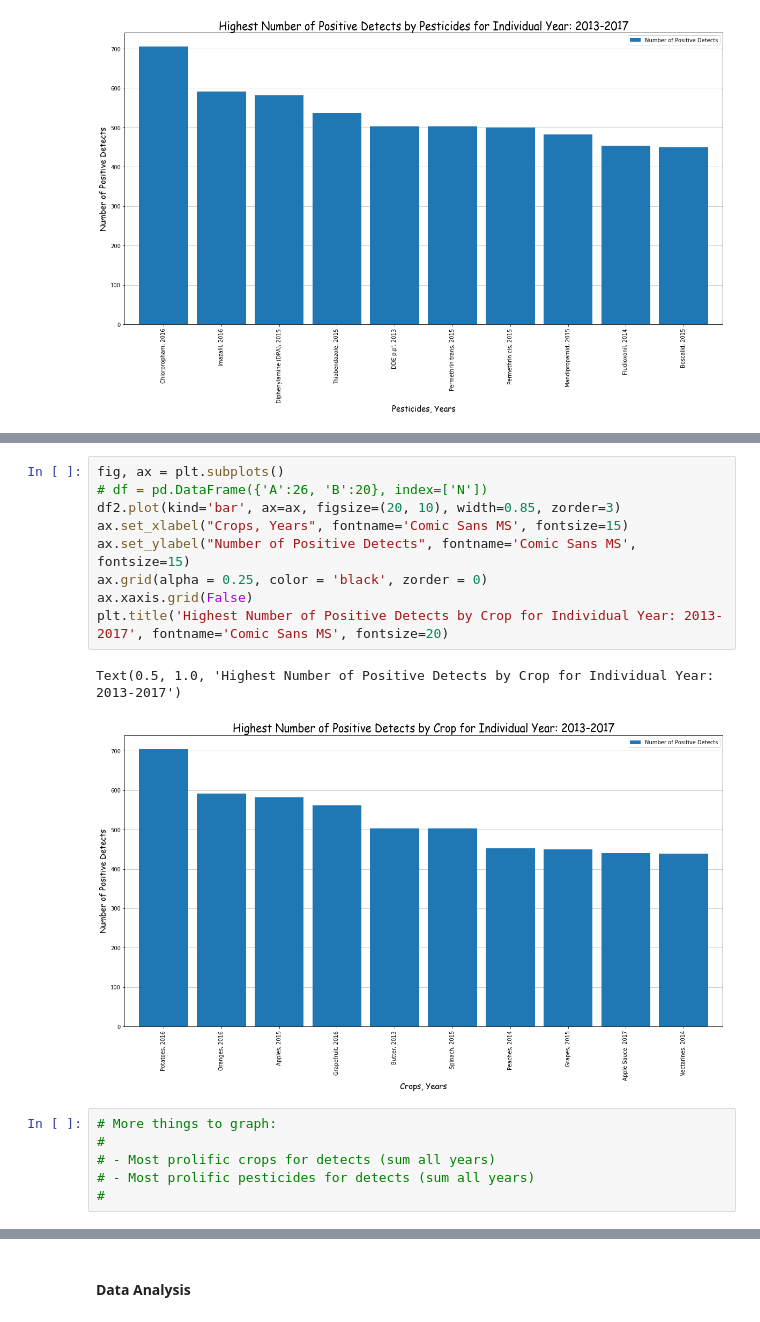
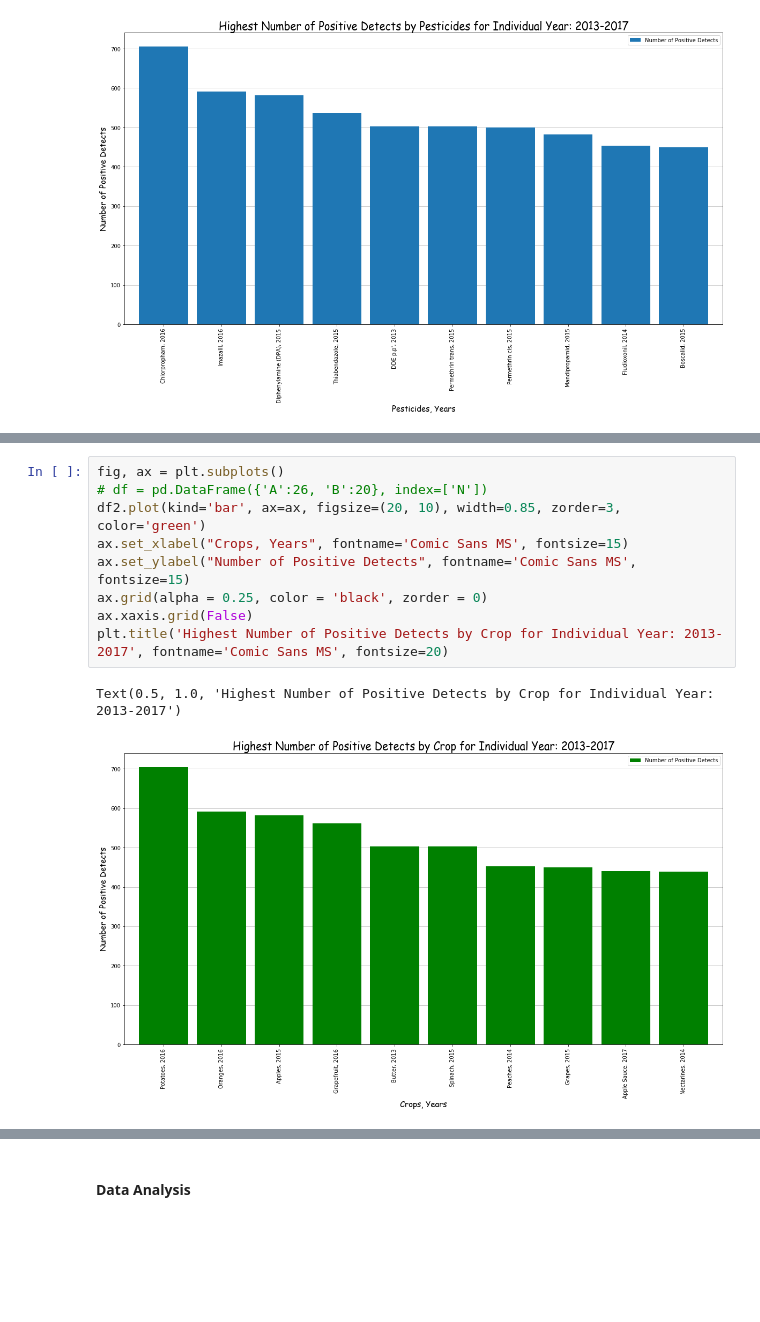
Before and after one commit to alswilli/CMPS-184-Final-Project, a Jupyter notebook: Is Organic Food worth it.ipynb, the cells around one changed output, grey strips where cells are left out. Drawn from its saved outputs; the diff is of its cells as text; blank space fills up the shorter version.

```diff
--- a/Is Organic Food worth it.ipynb
+++ b/Is Organic Food worth it.ipynb
@@ -611,18 +918,12 @@ Text(0.5, 1.0, 'Highest Number of Positive Detects by Pesticides for Individual
 # %%
 fig, ax = plt.subplots()
 # df = pd.DataFrame({'A':26, 'B':20}, index=['N'])
-df2.plot(kind='bar', ax=ax, figsize=(20, 10), width=0.85, zorder=3)
+df2.plot(kind='bar', ax=ax, figsize=(20, 10), width=0.85, zorder=3, color='green')
 ax.set_xlabel("Crops, Years", fontname='Comic Sans MS', fontsize=15)
 ax.set_ylabel("Number of Positive Detects", fontname='Comic Sans MS', fontsize=15)
 ax.grid(alpha = 0.25, color = 'black', zorder = 0)
 ax.xaxis.grid(False)
 plt.title('Highest Number of Positive Detects by Crop for Individual Year: 2013-2017', fontname='Comic Sans MS', fontsize=20)
 # %% [output]
 Text(0.5, 1.0, 'Highest Number of Positive Detects by Crop for Individual Year: 2013-2017')
-[figure, old version]
+[figure, new version]
-# %%
-# More things to graph:
-#
-# - Most prolific crops for detects (sum all years)
-# - Most prolific pesticides for detects (sum all years)
-#
```
Also changed, not shown: parts of 29 cells of this notebook.
